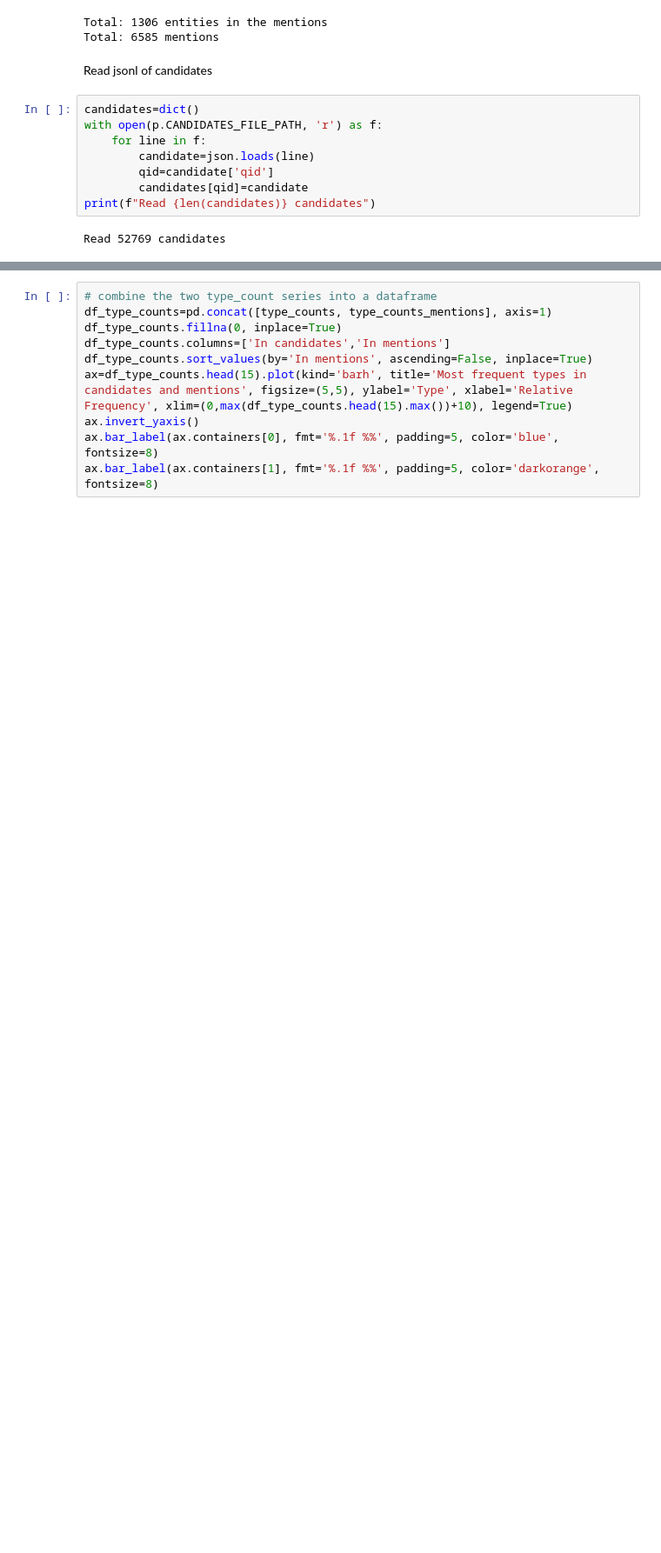
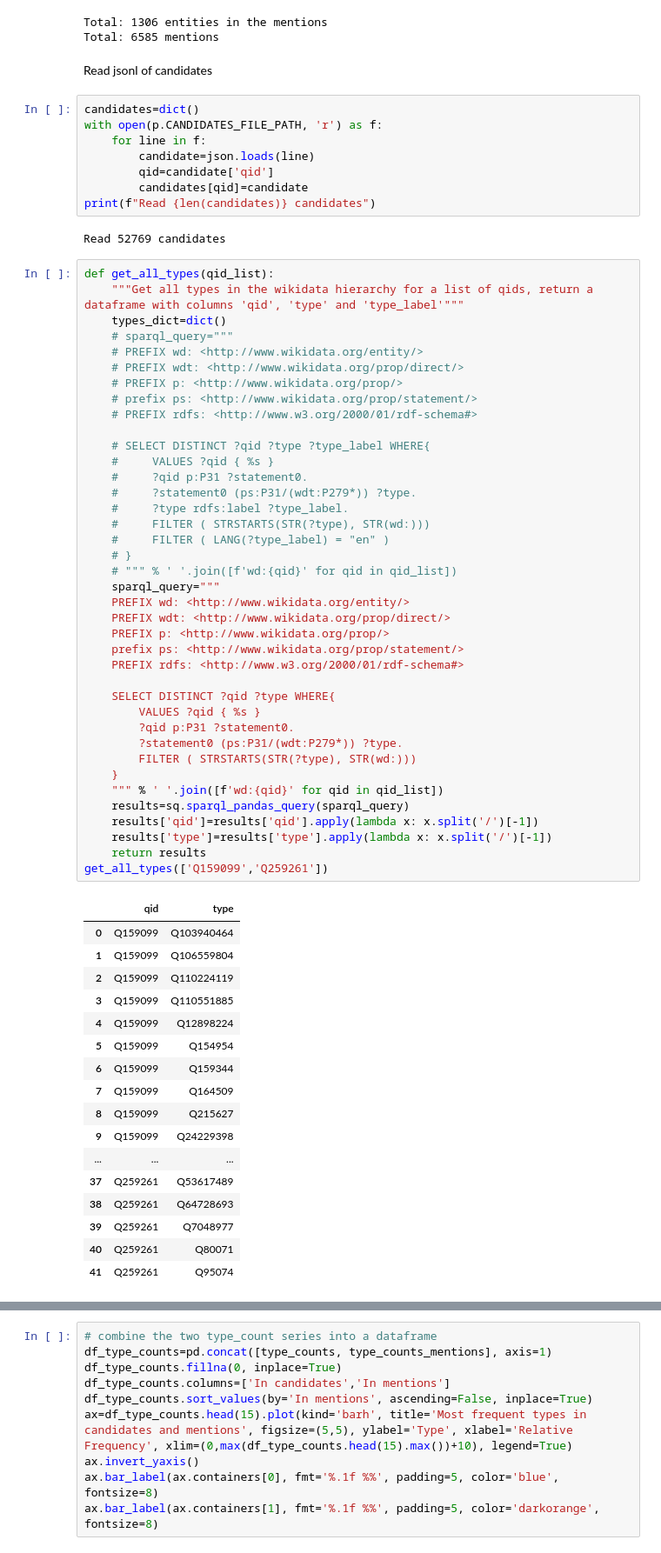
Before and after one commit to HPI-Information-Systems/MELArt, a Jupyter notebook: statistics_subjects.ipynb, the cells around one changed output, grey strips where cells are left out. Shown: that part at 87% size. Cells and saved outputs as stored; diff of their text form; blank space fills up the shorter version.

```diff
--- a/statistics_subjects.ipynb
+++ b/statistics_subjects.ipynb
@@ -52,5 +53,62 @@ with open(p.CANDIDATES_FILE_PATH, 'r') as f:
 print(f"Read {len(candidates)} candidates")
 # %% [output]
 Read 52769 candidates
+# %%
+def get_all_types(qid_list):
+    """Get all types in the wikidata hierarchy for a list of qids, return a dataframe with columns 'qid', 'type' and 'type_label'"""
+    types_dict=dict()
+    # sparql_query="""
+    # PREFIX wd: <http://www.wikidata.org/entity/>
+    # PREFIX wdt: <http://www.wikidata.org/prop/direct/>
+    # PREFIX p: <http://www.wikidata.org/prop/>
+    # prefix ps: <http://www.wikidata.org/prop/statement/>
+    # PREFIX rdfs: <http://www.w3.org/2000/01/rdf-schema#>
+
+    # SELECT DISTINCT ?qid ?type ?type_label WHERE{
+    #     VALUES ?qid { %s }
+    #     ?qid p:P31 ?statement0.
+    #     ?statement0 (ps:P31/(wdt:P279*)) ?type.
+    #     ?type rdfs:label ?type_label.
+    #     FILTER ( STRSTARTS(STR(?type), STR(wd:)))
+    #     FILTER ( LANG(?type_label) = "en" )
+    # }
+    # """ % ' '.join([f'wd:{qid}' for qid in qid_list])
+    sparql_query="""
+    PREFIX wd: <http://www.wikidata.org/entity/>
+    PREFIX wdt: <http://www.wikidata.org/prop/direct/>
+    PREFIX p: <http://www.wikidata.org/prop/>
+    prefix ps: <http://www.wikidata.org/prop/statement/>
+    PREFIX rdfs: <http://www.w3.org/2000/01/rdf-schema#>
+
+    SELECT DISTINCT ?qid ?type WHERE{
+        VALUES ?qid { %s }
+        ?qid p:P31 ?statement0.
+        ?statement0 (ps:P31/(wdt:P279*)) ?type.
+        FILTER ( STRSTARTS(STR(?type), STR(wd:)))
+    }
+    """ % ' '.join([f'wd:{qid}' for qid in qid_list])
+    results=sq.sparql_pandas_query(sparql_query)
+    results['qid']=results['qid'].apply(lambda x: x.split('/')[-1])
+    results['type']=results['type'].apply(lambda x: x.split('/')[-1])
+    return results
+get_all_types(['Q159099','Q259261'])
+# %% [output]
+|  | qid | type |
+| 0 | Q159099 | Q103940464 |
+| 1 | Q159099 | Q106559804 |
+| 2 | Q159099 | Q110224119 |
+| 3 | Q159099 | Q110551885 |
+| 4 | Q159099 | Q12898224 |
+| 5 | Q159099 | Q154954 |
+| 6 | Q159099 | Q159344 |
+| 7 | Q159099 | Q164509 |
+| 8 | Q159099 | Q215627 |
+| 9 | Q159099 | Q24229398 |
+| ... | ... | ... |
+| 37 | Q259261 | Q53617489 |
+| 38 | Q259261 | Q64728693 |
+| 39 | Q259261 | Q7048977 |
+| 40 | Q259261 | Q80071 |
+| 41 | Q259261 | Q95074 |
 # %%
 # dataframe with qid and type
```
Also changed, not shown: parts of 6 cells of this notebook.
